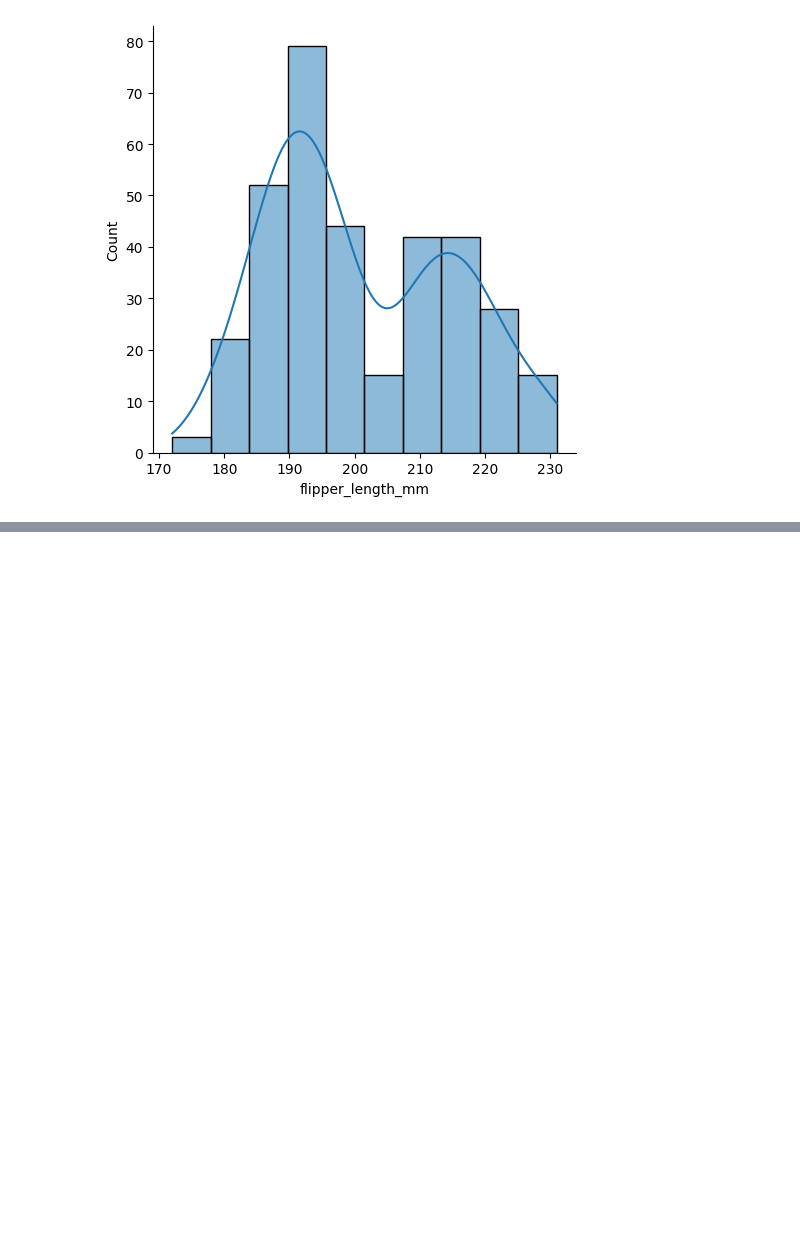
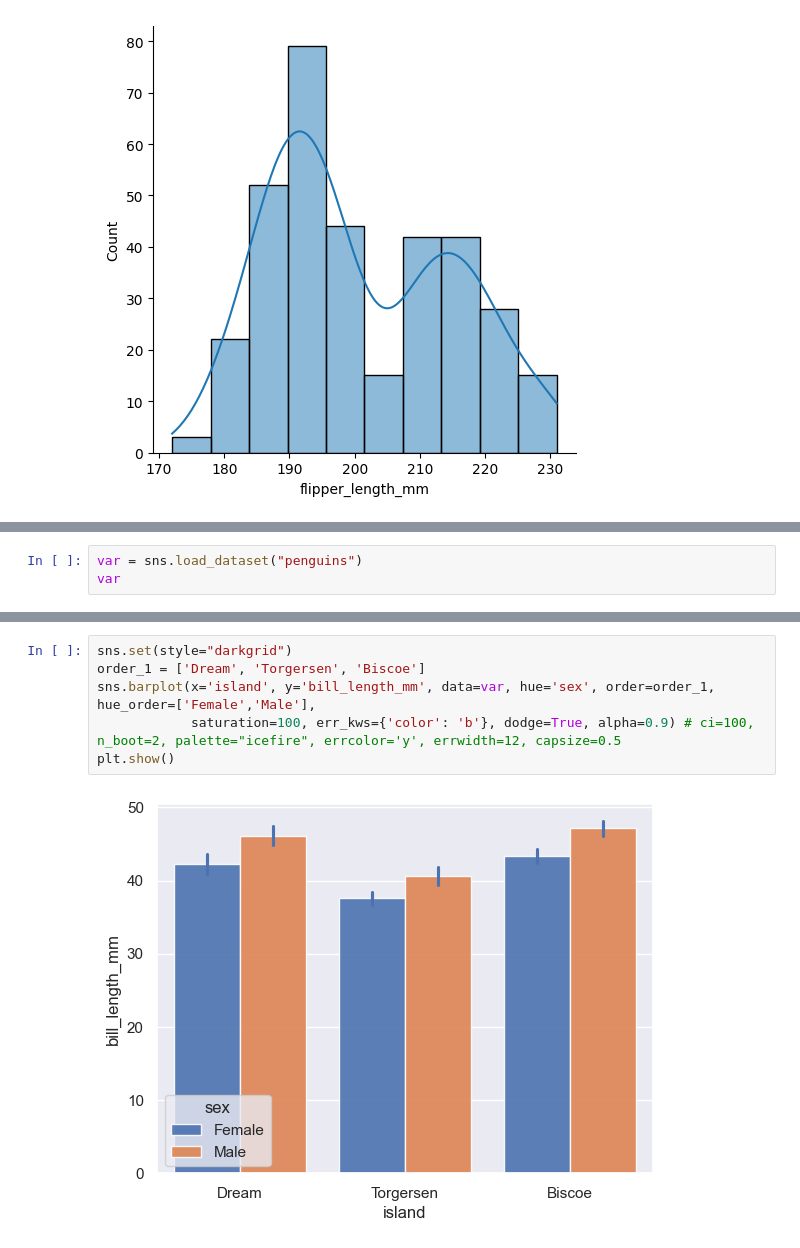
Before and after one commit to Srishti36912/python, a Jupyter notebook: python seaborn online/seaborn.ipynb, the cells around one changed output, grey strips where cells are left out. Drawn from its saved outputs; the diff is of its cells as text; blank space fills up the shorter version.

Commit message:
bar plot in seaborn

```diff
--- a/python seaborn online/seaborn.ipynb
+++ b/python seaborn online/seaborn.ipynb
@@ -99,0 +106,3 @@ plt.show()
+# %%
+var = sns.load_dataset("penguins")
+var
@@ -99,0 +123,8 @@ plt.show()
+# %%
+sns.set(style="darkgrid")
+order_1 = ['Dream', 'Torgersen', 'Biscoe']
+sns.barplot(x='island', y='bill_length_mm', data=var, hue='sex', order=order_1, hue_order=['Female','Male'],
+            saturation=100, err_kws={'color': 'b'}, dodge=True, alpha=0.9) # ci=100, n_boot=2, palette="icefire", errcolor='y', errwidth=12, capsize=0.5
+plt.show()
+# %% [output]
+[figure, added]
```
Also changed, not shown: parts of 5 cells of this notebook.
